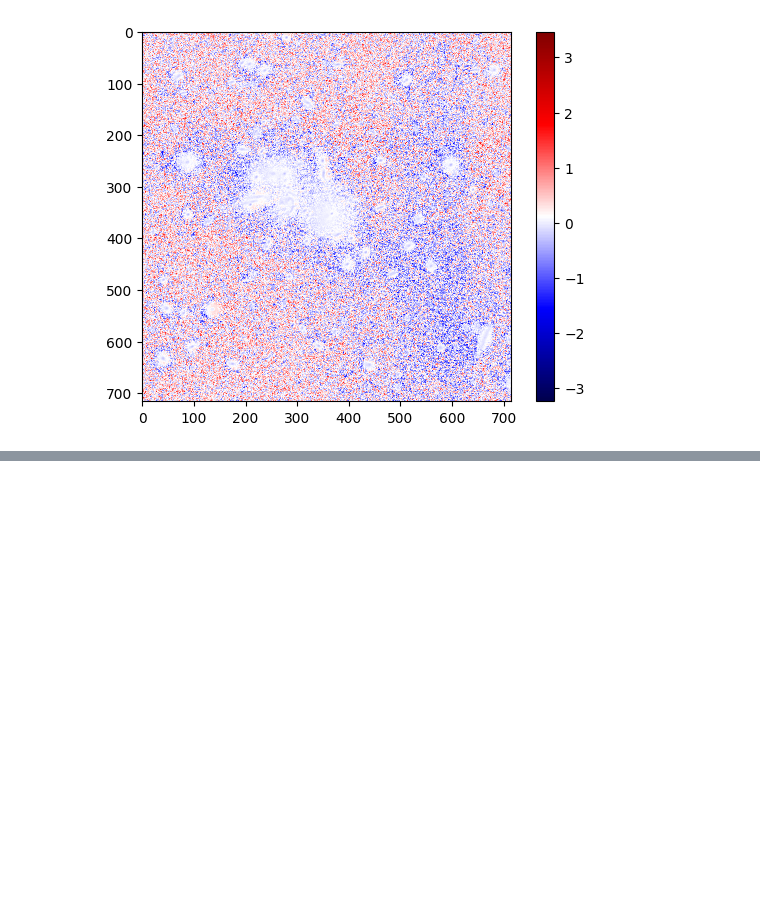
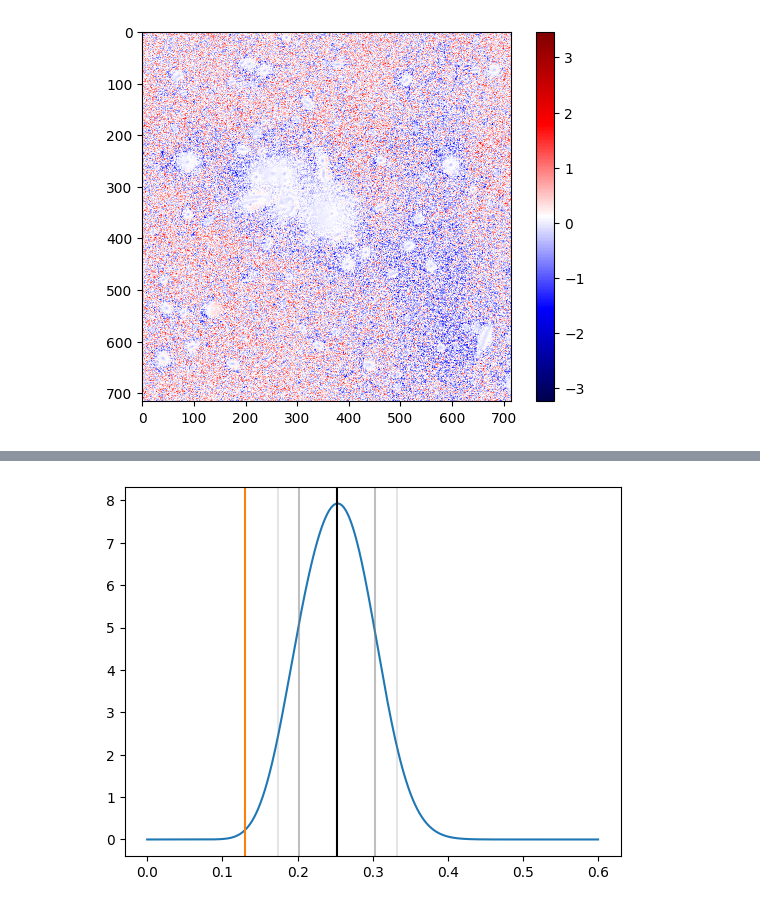
Before and after one commit to lpcan/ml_icl, a Jupyter notebook: notebooks/testing_model.ipynb, the cells around one changed output, grey strips where cells are left out. Drawn from its saved outputs; the diff is of its cells as text; code cells hidden in the pictures; blank space fills up the shorter version.

```diff
--- a/notebooks/testing_model.ipynb
+++ b/notebooks/testing_model.ipynb
@@ -54,7 +50,7 @@ plt.show()
 # What does the model predict on the wide images vs. the deep images?
 model = ImageRegressor((224,224,1))
 model.compile(optimizer=tf.keras.optimizers.Adam(learning_rate=1e-5), loss=lambda y, p_y: -p_y.log_prob(y))
-model.load_weights('checkpoint-sup-newdatacont.ckpt').expect_partial()
+model.load_weights('../checkpoints/checkpoint-sup-weighted20cont-final.ckpt').expect_partial()
 
 # Try one image
 key = '0'
@@ -115,22 +246,25 @@ Deep prediction = 0.5697412490844727
 # %%
 # Look at the model's predictions compared to the expected fractions
-fracs = np.load('/srv/scratch/z5214005/precalc_fracs/fracs.npy')[2]
-not_nans = np.where(~np.isnan(fracs))[0]
+precalc_fracs = np.load('/srv/scratch/mltidal/fracs_resized.npy')[2]
+not_nans = np.where(~np.isnan(precalc_fracs))[0]
 
 # Create an array of images that we have fractions for
 dataset = []
 expected = []
 valid_ids = []
 for idx in not_nans:
-    if str(idx) not in cutouts:
+    if str(idx) not in cutouts_dud:
         continue
-    cutout = np.array(cutouts[str(idx)]['HDU0']['DATA'])
+    cutout = np.array(cutouts_dud[str(idx)]['HDU0']['DATA'])
     img = skimage.transform.resize(cutout, (224,224))
+
+    # expected.append(calc_icl_frac(idx, img)[2])
+
     img = np.clip(img, a_min=0, a_max=10)
     img = np.arcsinh(img / 0.017359)
     img = np.expand_dims(img, -1)
     dataset.append(img)
-    expected.append(fracs[idx])
+    expected.append(precalc_fracs[idx])
     valid_ids.append(idx)
 
 dataset = np.array(dataset)
@@ -176,0 +271,14 @@ plt.show()
+# %%
+# Get predictions for all of these fractions
+mean_predictions = model(dataset).mean().numpy().squeeze()
+
+x = np.arange(0, 0.6, 0.0005)
+outputs = model(dataset)
+logps = []
+logcs = []
+for i in x:
+    logps.append(outputs.log_prob(i).numpy())
+    logcs.append(outputs.log_cdf(i).numpy())
+logps = np.stack(logps)
+logcs = np.stack(logcs)
+mode_predictions = x[np.exp(logps).argmax(axis=0)]
@@ -176,0 +303,16 @@ plt.show()
+# %%
+idx = 0
+plt.plot(x, np.exp(logps[:,idx]))
+plt.axvline(expected[idx], color='C1')
+q15 = np.nonzero(np.exp(logcs[:,idx]) >= 0.15)[0][0]
+plt.axvline(x[q15], color='gray', alpha=0.5)
+q85 = np.nonzero(np.exp(logcs[:,idx]) >= 0.85)[0][0]
+plt.axvline(x[q85], color='gray', alpha=0.5)
+q05 = np.nonzero(np.exp(logcs[:,idx]) >= 0.05)[0][0]
+plt.axvline(x[q05], color='gray', alpha=0.2)
+q95 = np.nonzero(np.exp(logcs[:,idx]) >= 0.95)[0][0]
+plt.axvline(x[q95], color='gray', alpha=0.2)
+plt.axvline(mode_predictions[idx], color='k')
+plt.show()
+# %% [output]
+[figure, added]
```
Also changed, not shown: parts of 19 cells of this notebook, 2 other files.
